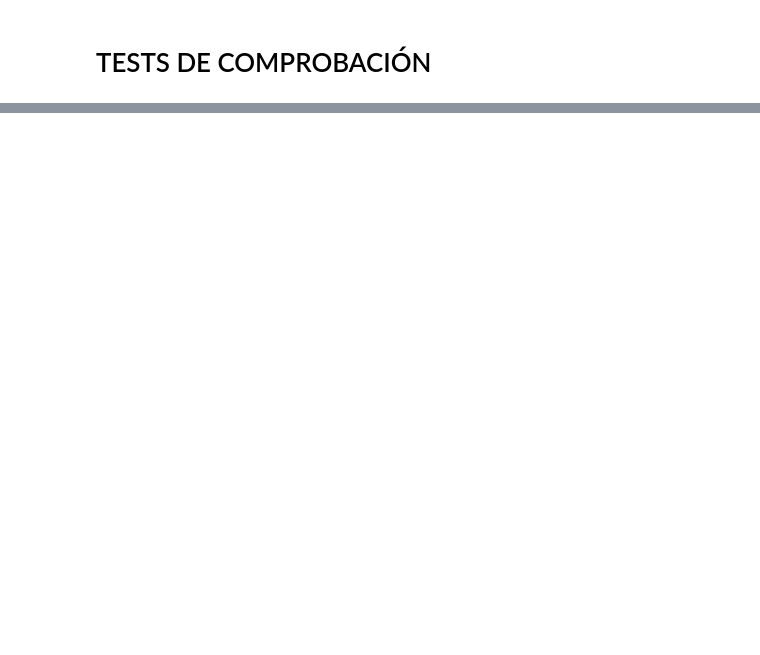
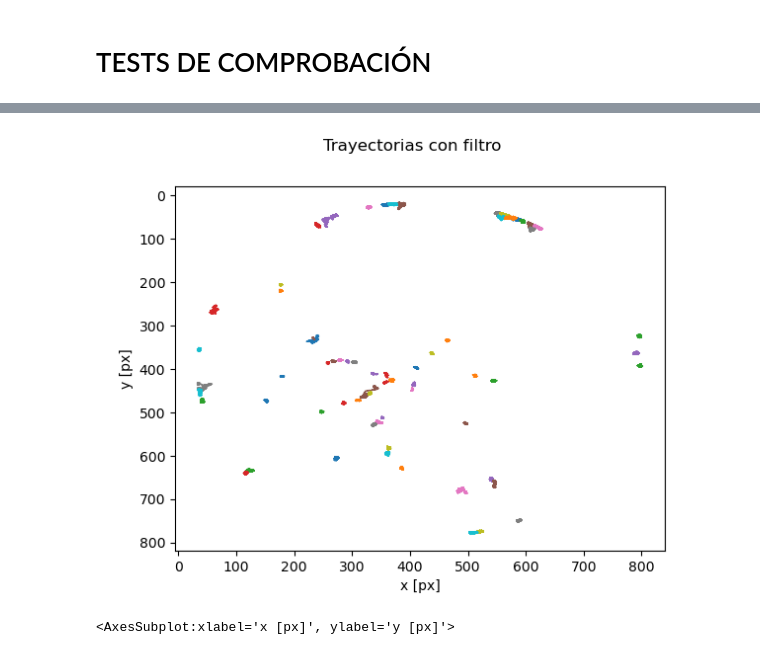
Before and after one commit to juanvm88/Procesado_imagenes, a Jupyter notebook: Tests comprobaciones velocidades.ipynb, the cells around one changed output, grey strips where cells are left out. Drawn from its saved outputs; the diff is of its cells as text; code cells hidden in the pictures; blank space fills up the shorter version.

```diff
--- a/Tests comprobaciones velocidades.ipynb
+++ b/Tests comprobaciones velocidades.ipynb
@@ -33,0 +142,18 @@ plt.plot(bordes[:-1],h)
+# %%
+window_length=25
+new_df = []
+for trajectory in set(data.track):
+    sub = data[data.track==trajectory]
+
+    if sub.shape[0] <= window_length+1:
+        #Para obviar los casos en los que la trayectoria dura menos que la ventana de suavizado
+        pass
+    else:
+        printp(f'Smoothing velocities for track: {trajectory : .0f}')
+        # Savgol filter
+        sub['x'] = savgol_filter(sub['x'], window_length=25, polyorder=3, axis=0)
+        sub['y'] = savgol_filter(sub['y'], window_length=25, polyorder=3, axis=0)
+        new_df.append(sub)
+
+new_df = pd.concat(new_df, axis=0)
+new_df = new_df.reset_index(drop=True)
@@ -33,0 +173,2 @@ plt.plot(bordes[:-1],h)
+# %%
+new_df=new_df.rename(columns={'track':'particle'})
@@ -33,0 +186,7 @@ plt.plot(bordes[:-1],h)
+# %%
+plt.figure()
+plt.suptitle('Trayectorias con filtro')
+tp.plot_traj(new_df)
+# %% [output]
+[figure, added]
+<AxesSubplot:xlabel='x [px]', ylabel='y [px]'>
```
Also changed, not shown: parts of 230 cells of this notebook.
